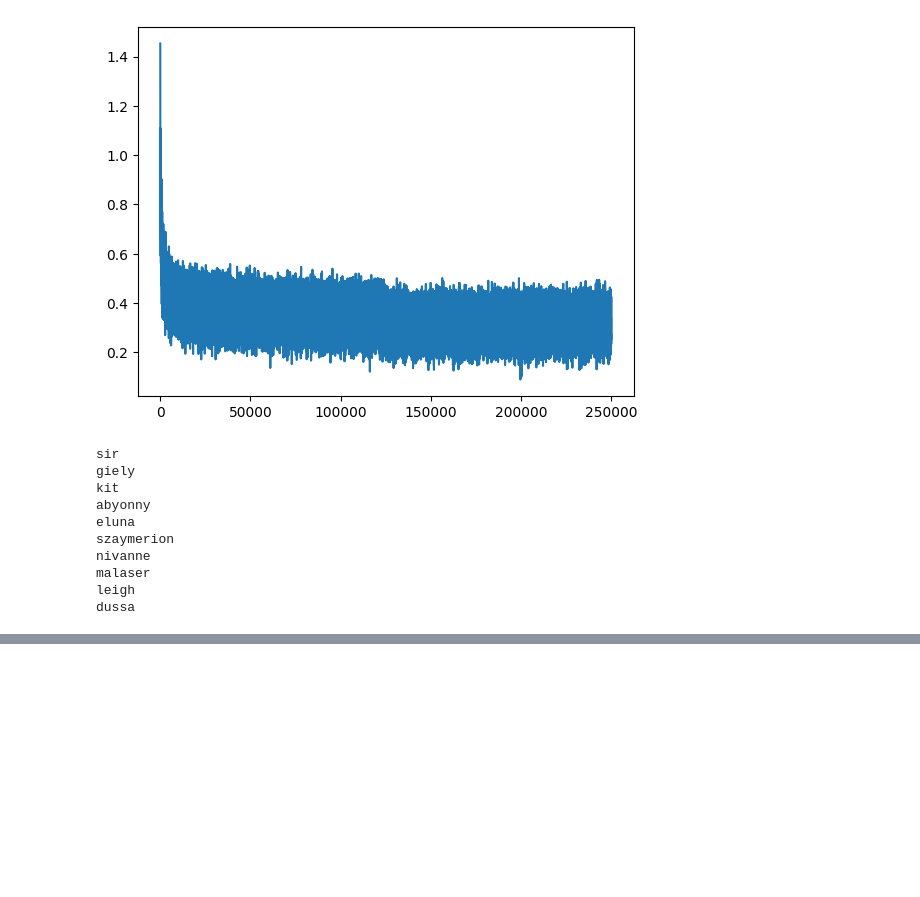
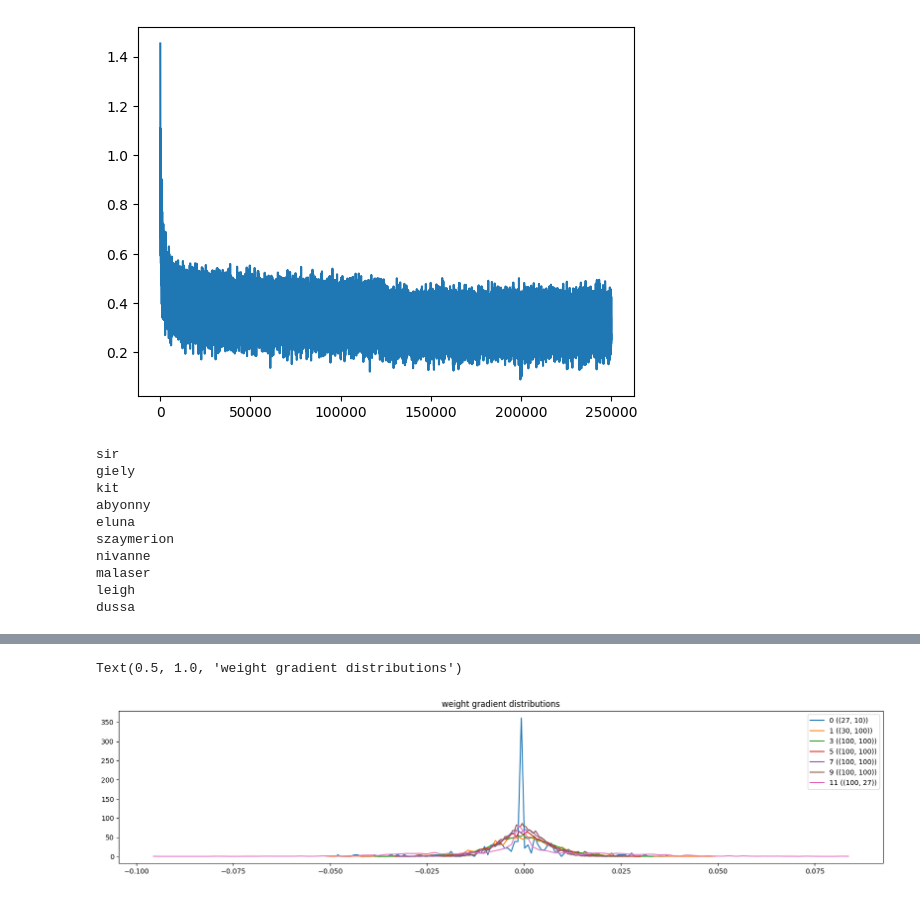
Before and after one commit to letier3110/makemore, a Jupyter notebook: makemore_mlp.ipynb, the cells around one changed output, grey strips where cells are left out. Cells and saved outputs as stored; diff of their text form; code cells hidden in the pictures; blank space fills up the shorter version.

```diff
--- a/makemore_mlp.ipynb
+++ b/makemore_mlp.ipynb
@@ -234,0 +375,15 @@ dussa
+# %%
+# histograms
+plt.figure(figsize=(20,4))
+legends = []
+for i, p in enumerate(parameters):
+  t = p.grad
+  if p.ndim == 2:
+    hy, hx = torch.histogram(t, density=True)
+    plt.plot(hx[:-1].detach(), hy.detach())
+    legends.append(f'{i} ({tuple(p.shape)})')
+plt.legend(legends)
+plt.title('weight gradient distributions')
+# %% [output]
+Text(0.5, 1.0, 'weight gradient distributions')
+[figure, added]
```
Also changed, not shown: parts of 4 cells of this notebook.
